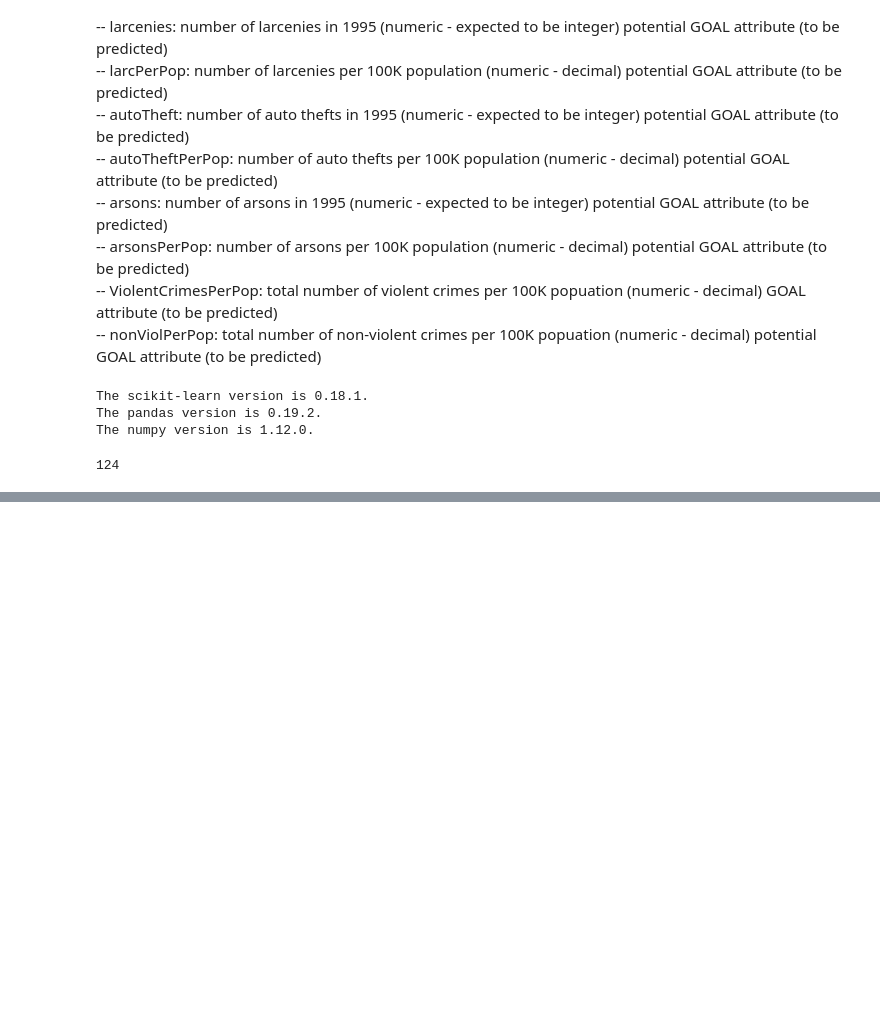
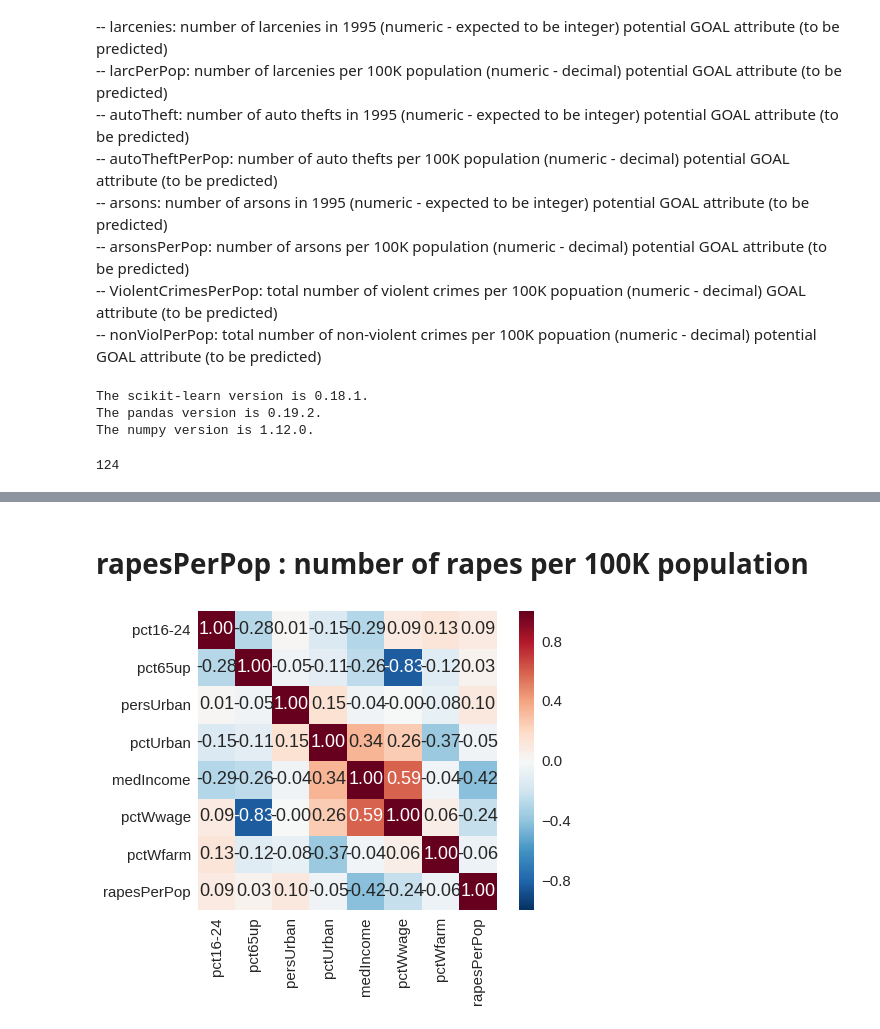
Before and after one commit to WenboTien/Crime_data-analysis, a Jupyter notebook: exploratory_data_analysis/Analysis_Unnormalized_crime_data.ipynb, the cells around one changed output, grey strips where cells are left out. Saved outputs shown, nothing was run; the diff lists cells and outputs as text; code cells hidden in the pictures; blank space fills up the shorter version.

```diff
--- a/exploratory_data_analysis/Analysis_Unnormalized_crime_data.ipynb
+++ b/exploratory_data_analysis/Analysis_Unnormalized_crime_data.ipynb
@@ -148,0 +184,18 @@ dtype: int64
+# %% [markdown]
+# rapesPerPop : number of rapes per 100K population
+# %%
+start_index = 8;
+end_index = 15;
+temp_cols = features[start_index:end_index] # Select a subset of features
+temp_cols.append('rapesPerPop') # Choose our target variable
+cm = np.corrcoef(df[temp_cols].values.T)
+sns.set(font_scale=1.5)
+hm = sns.heatmap(cm,
+                cbar=True,
+                annot=True,
+                square=True,
+                fmt='.2f',
+                yticklabels=temp_cols,
+                xticklabels=temp_cols)
+# %% [output]
+[figure, added]
```
Also changed, not shown: parts of 9 cells of this notebook.
